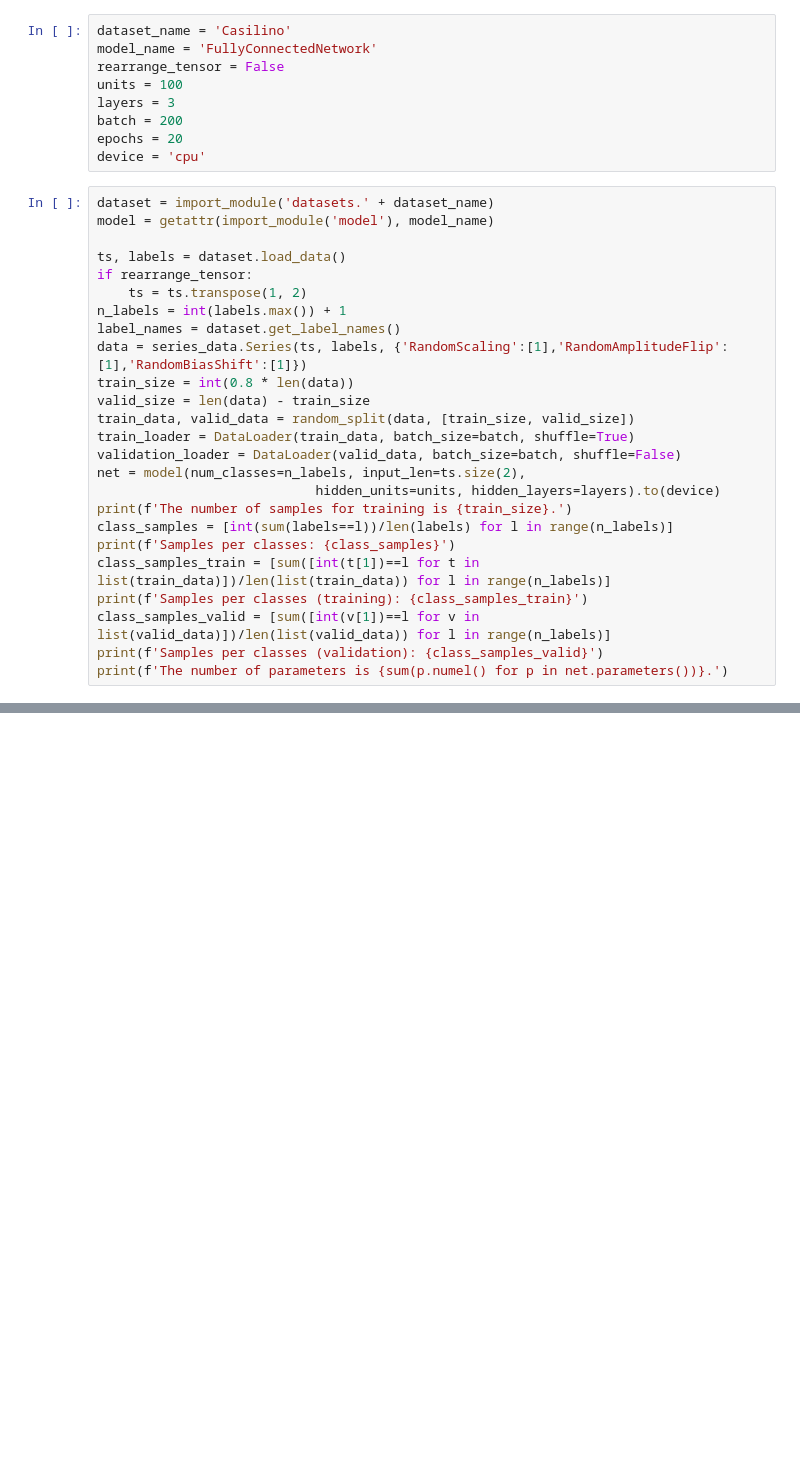
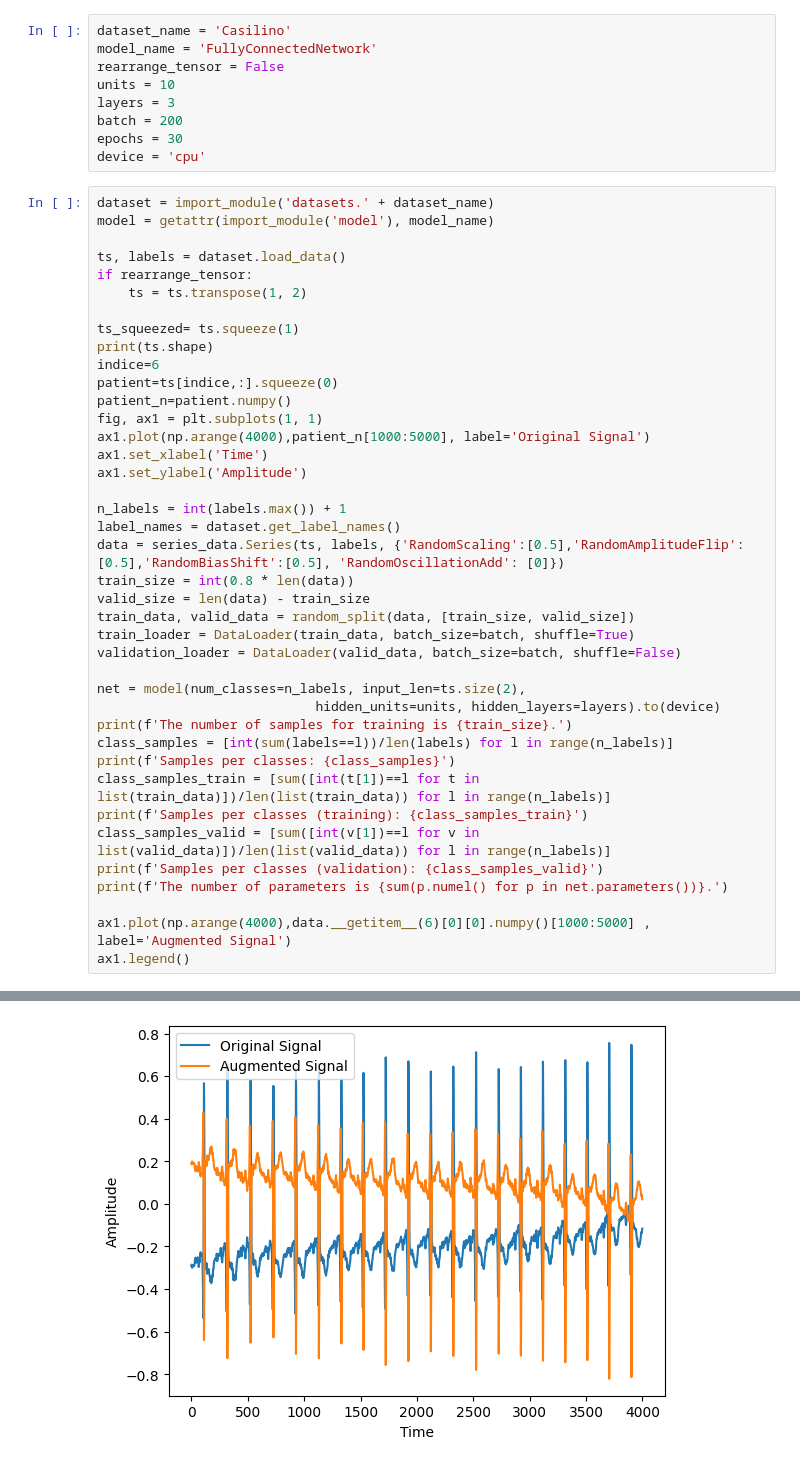
Before and after one commit to Spigiu/ecgproject, a Jupyter notebook: viz.ipynb, the cells around one changed output, grey strips where cells are left out. Saved outputs shown, nothing was run; the diff lists cells and outputs as text; blank space fills up the shorter version.

Commit message:
Aggiunta Data Aumentation

```diff
--- a/viz.ipynb
+++ b/viz.ipynb
@@ -7,10 +9,10 @@ from util import train, plot_confusion_matrix, plot_loss_accuracy, plot_dataload
 dataset_name = 'Casilino'
 model_name = 'FullyConnectedNetwork'
 rearrange_tensor = False
-units = 100
+units = 10
 layers = 3
 batch = 200
-epochs = 20
+epochs = 30
 device = 'cpu'
 # %%
 dataset = import_module('datasets.' + dataset_name)
@@ -19,14 +21,26 @@ model = getattr(import_module('model'), model_name)
 ts, labels = dataset.load_data()
 if rearrange_tensor:
     ts = ts.transpose(1, 2)
+
+ts_squeezed= ts.squeeze(1)
+print(ts.shape)
+indice=6
+patient=ts[indice,:].squeeze(0)
+patient_n=patient.numpy()
+fig, ax1 = plt.subplots(1, 1)
+ax1.plot(np.arange(4000),patient_n[1000:5000], label='Original Signal')
+ax1.set_xlabel('Time')
+ax1.set_ylabel('Amplitude')
+
 n_labels = int(labels.max()) + 1
 label_names = dataset.get_label_names()
-data = series_data.Series(ts, labels, {'RandomScaling':[1],'RandomAmplitudeFlip':[1],'RandomBiasShift':[1]})
+data = series_data.Series(ts, labels, {'RandomScaling':[0.5],'RandomAmplitudeFlip':[0.5],'RandomBiasShift':[0.5], 'RandomOscillationAdd': [0]})
 train_size = int(0.8 * len(data))
 valid_size = len(data) - train_size
 train_data, valid_data = random_split(data, [train_size, valid_size])
 train_loader = DataLoader(train_data, batch_size=batch, shuffle=True)
 validation_loader = DataLoader(valid_data, batch_size=batch, shuffle=False)
+
 net = model(num_classes=n_labels, input_len=ts.size(2),
                             hidden_units=units, hidden_layers=layers).to(device)
 print(f'The number of samples for training is {train_size}.')
@@ -37,4 +51,7 @@ print(f'Samples per classes (training): {class_samples_train}')
 class_samples_valid = [sum([int(v[1])==l for v in list(valid_data)])/len(list(valid_data)) for l in range(n_labels)]
 print(f'Samples per classes (validation): {class_samples_valid}')
 print(f'The number of parameters is {sum(p.numel() for p in net.parameters())}.')
+
+ax1.plot(np.arange(4000),data.__getitem__(6)[0][0].numpy()[1000:5000] , label='Augmented Signal')
+ax1.legend()
 # %% [output]
@@ -41,0 +67 @@ UnicodeDecodeError: 'utf-8' codec can't decode byte 0xff in position 0: invalid
+[figure, added]
```
Also changed, not shown: parts of 12 cells of this notebook, 2 other files.
